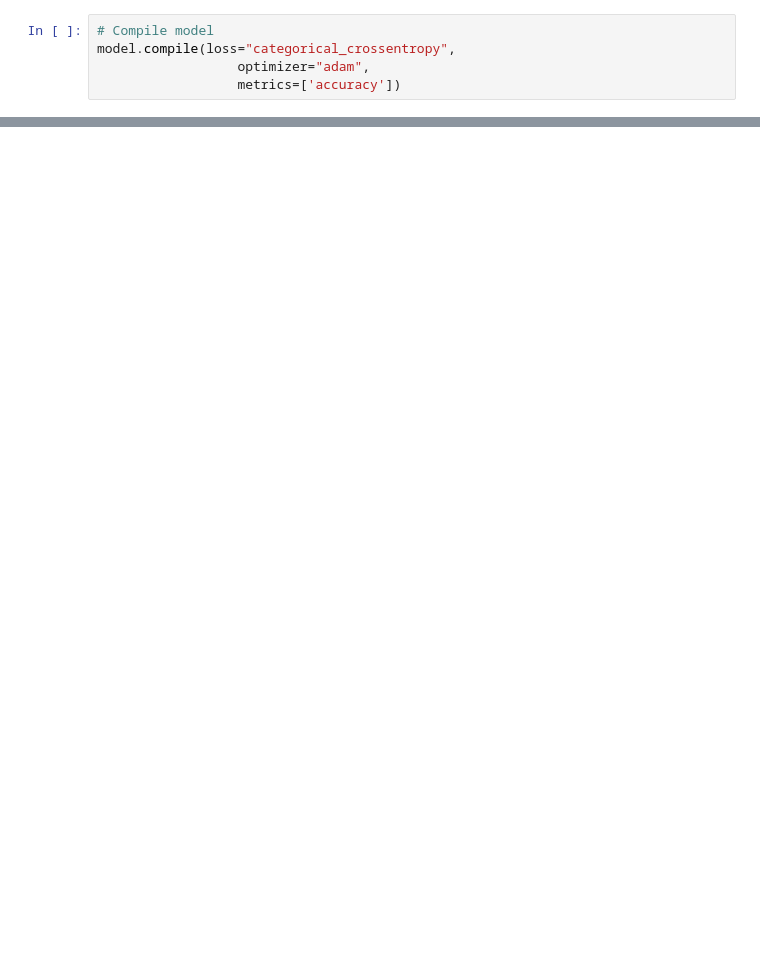
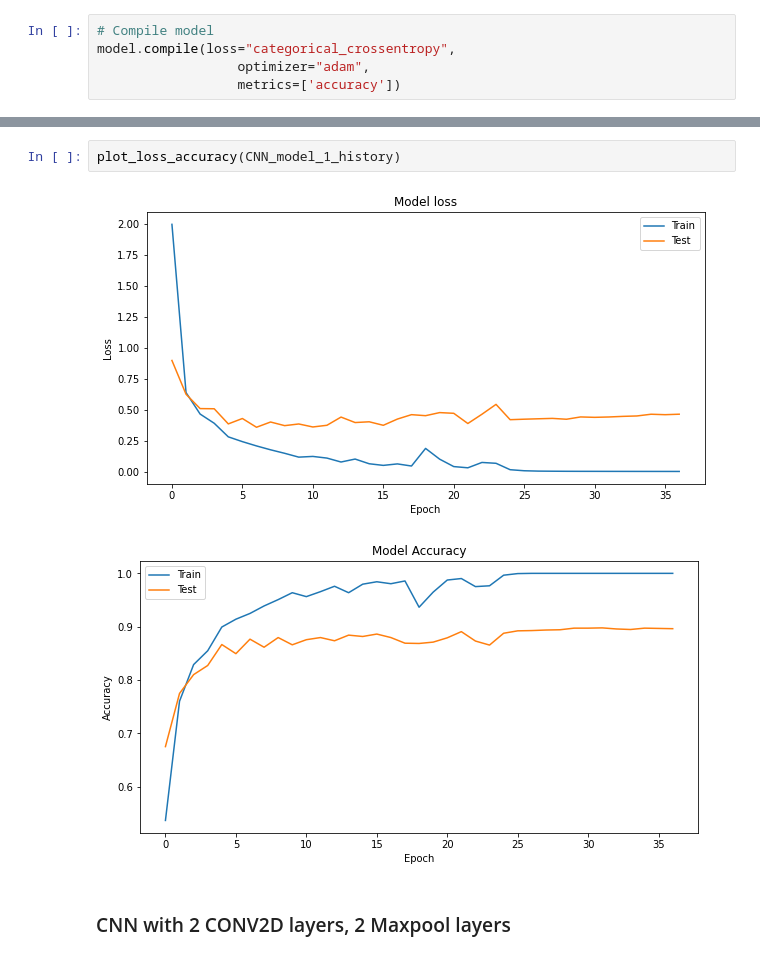
Before and after one commit to lee-onidas/simple_ASR, a Jupyter notebook: Simple_ASR_nb.ipynb, the cells around one changed output, grey strips where cells are left out. Drawn from its saved outputs; the diff is of its cells as text; blank space fills up the shorter version.

```diff
--- a/Simple_ASR_nb.ipynb
+++ b/Simple_ASR_nb.ipynb
@@ -179,0 +272,7 @@ plot_loss_accuracy(history)
+# %%
+plot_loss_accuracy(CNN_model_1_history)
+# %% [output]
+[figure, added]
+[figure, added]
+# %% [markdown]
+### CNN with 2 CONV2D layers, 2 Maxpool layers
```
Also changed, not shown: parts of 28 cells of this notebook.
